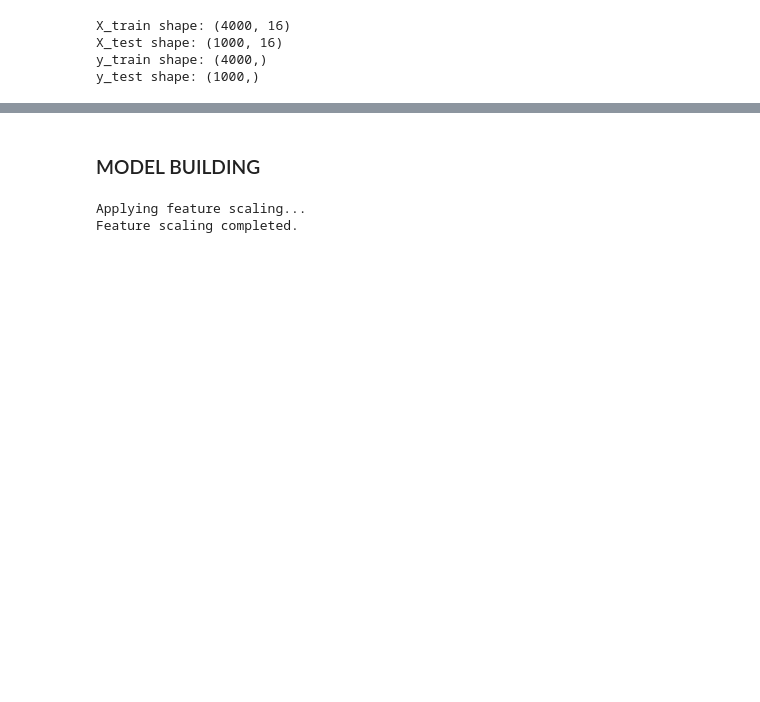
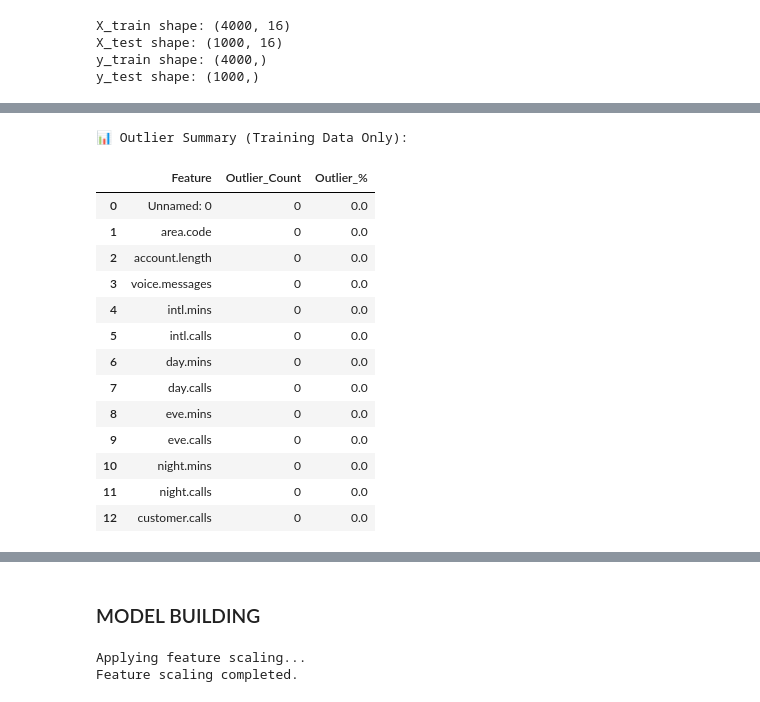
Before and after one commit to Sampath1503/Churn_Prediction, a Jupyter notebook: code (1).ipynb, the cells around one changed output, grey strips where cells are left out. Drawn from its saved outputs; the diff is of its cells as text; code cells hidden in the pictures; blank space fills up the shorter version.

```diff
--- a/code (1).ipynb
+++ b/code (1).ipynb
@@ -423 +356,49 @@ Number of numeric columns treated: 13
+# %%
+import numpy as np
+import pandas as pd
+from scipy import stats
+import warnings
+
+# Ignore precision warnings for nearly identical columns
+warnings.filterwarnings("ignore", category=RuntimeWarning)
+
+# Select only numeric columns
+numeric_cols = X_train.select_dtypes(include=np.number).columns
+
+# Calculate absolute z-scores for training data
+z_scores = np.abs(stats.zscore(X_train[numeric_cols]))
+
+# Handle cases where z_scores is a 1D array (only one numeric column)
+if len(numeric_cols) == 1:
+    z_scores = np.expand_dims(z_scores, axis=1)
+
+# Count outliers (z > 3)
+outlier_counts = (z_scores > 3).sum(axis=0)
+outlier_percent = (outlier_counts / len(X_train)) * 100
+
+# Combine results into a summary DataFrame
+outlier_summary = pd.DataFrame({
+    'Feature': numeric_cols,
+    'Outlier_Count': outlier_counts,
+    'Outlier_%': outlier_percent
+}).sort_values(by='Outlier_%', ascending=False).reset_index(drop=True)
+
+print("📊 Outlier Summary (Training Data Only):")
+display(outlier_summary)
+# %% [output]
+📊 Outlier Summary (Training Data Only):
+|  | Feature | Outlier_Count | Outlier_% |
+| 0 | Unnamed: 0 | 0 | 0.0 |
+| 1 | area.code | 0 | 0.0 |
+| 2 | account.length | 0 | 0.0 |
+| 3 | voice.messages | 0 | 0.0 |
+| 4 | intl.mins | 0 | 0.0 |
+| 5 | intl.calls | 0 | 0.0 |
+| 6 | day.mins | 0 | 0.0 |
+| 7 | day.calls | 0 | 0.0 |
+| 8 | eve.mins | 0 | 0.0 |
+| 9 | eve.calls | 0 | 0.0 |
+| 10 | night.mins | 0 | 0.0 |
+| 11 | night.calls | 0 | 0.0 |
+| 12 | customer.calls | 0 | 0.0 |
 # %%
```
Also changed, not shown: parts of 12 cells of this notebook.
